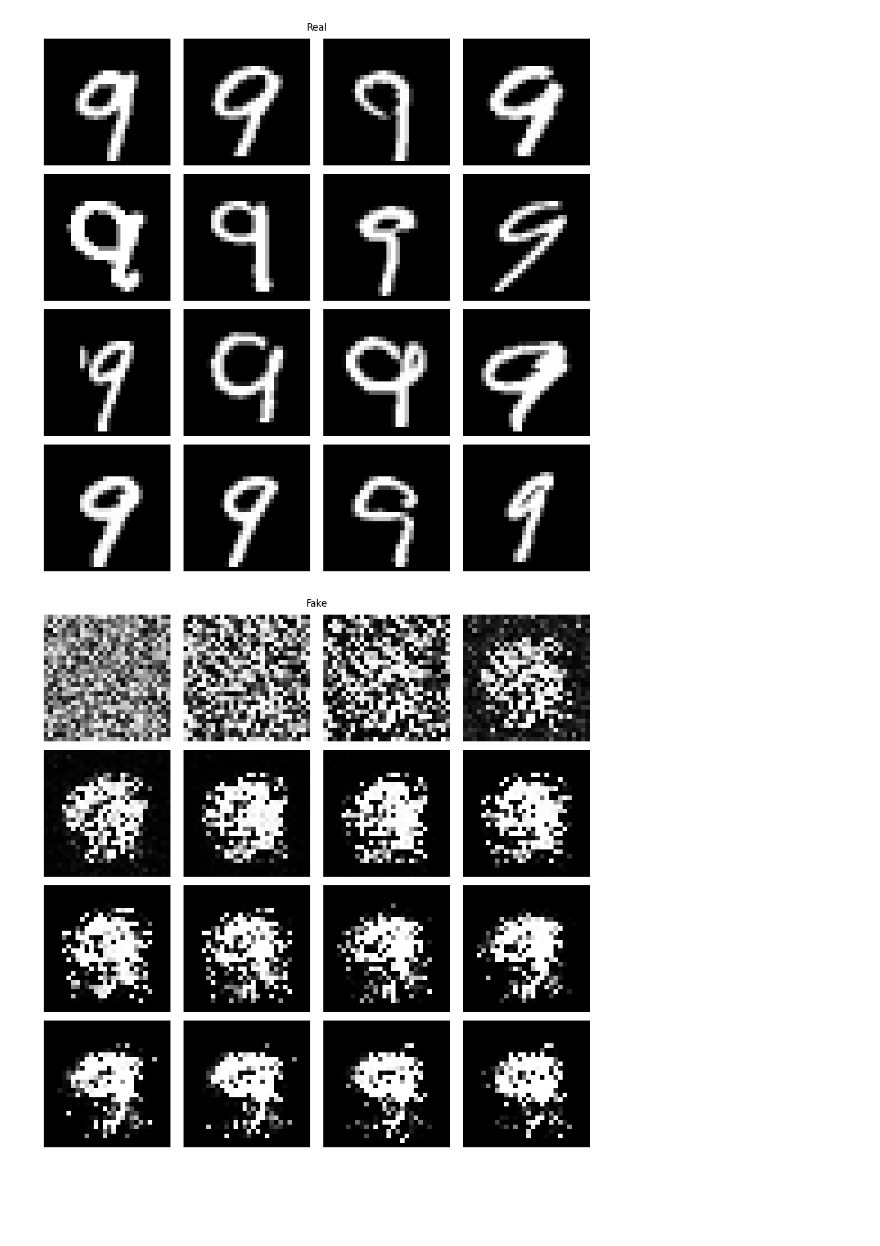
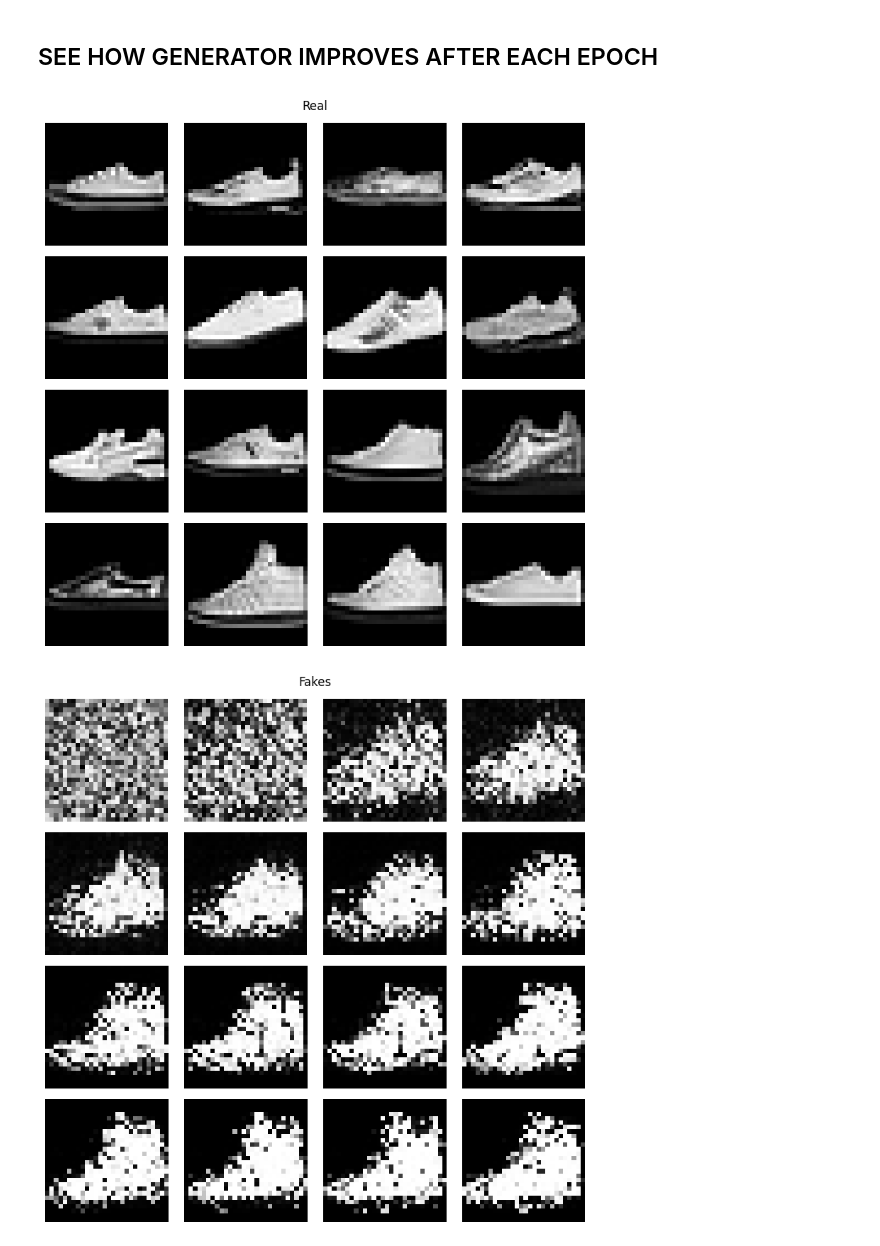
Before and after one commit to BrainsCorp/Deep-Learning-Guide, a Jupyter notebook: GANs/GANs_FashionMNIST.ipynb, the cells around one changed output. Drawn from its saved outputs; the diff is of its cells as text; code cells hidden in the pictures; blank space fills up the shorter version.

```diff
--- a/GANs/GANs_FashionMNIST.ipynb
+++ b/GANs/GANs_FashionMNIST.ipynb
@@ -77,0 +34,5 @@ cuda
+# %%
+##getting images of shoes
+print(sum(data.targets == 7))
+data_shoes = data.data[data.targets == 7]
+data_shoes.shape
@@ -77,0 +42,11 @@ cuda
+# %%
+import matplotlib.pyplot as plt
+
+sample = data_shoes[:9,:,:] #sample
+fig, ax = plt.subplots(3, 3, figsize=(8, 8))
+for i, img in enumerate(sample):
+    ax.ravel()[i].imshow(img, cmap='gray')
+    #ax.ravel()[i].set_axis_off()
+
+plt.suptitle("Shoe Images")
+plt.show()
@@ -101,7 +143,13 @@ fixed_noise = torch.randn((batch_size, z_dim)).to(device)
 # %%
-loader = DataLoader(dataset = data_9, batch_size = batch_size, shuffle=True)
+loader = DataLoader(dataset = data_shoes, batch_size = BATCH_SIZE, shuffle=True)
+
+#Optimizer for Discriminator
 opt_disc = optim.Adam(disc.parameters(), lr=lr_disc)
+
+#Optimizer for Generator
 opt_gen = optim.Adam(gen.parameters(), lr=lr_gan)
+
+#loss function
 loss = nn.BCELoss()
 
 # #TensorBoard
@@ -110,22 +160,26 @@ loss = nn.BCELoss()
 # %%
 step = 0
+
+#sample generator images by generator
 generated_images = []
 real_images = []
 
+#loss of models will store here
 g_loss_disc = []
 g_loss_gen = []
 
 # Training Loop
-for epoch in range(num_epochs):
+for epoch in range(EPOCHS):
   avg_loss_disc = []
   avg_loss_gen = []
 
   for batch_idx, real in enumerate(loader):
+    ##flatten input
     real = real.view(-1, 784).to(device)
     batch_size = real.shape[0]
 
     ##Generate noise
-    noise = torch.randn(batch_size, z_dim).to(device)
+    noise = torch.randn(batch_size, Z_DIM).to(device)
 
     ## STEP 1: Generate batch fake images
     gen.train()
@@ -168,10 +222,12 @@ for epoch in range(num_epochs):
       g_loss_disc.append(np.average(avg_loss_disc))
       g_loss_gen.append(np.average(avg_loss_gen))
 
-      print(f"Epoch [{epoch}/ {num_epochs}]",
+      print(f"Epoch [{epoch}/ {EPOCHS}]",
             f"LossD : {np.average(avg_loss_disc):.4f}, LossG : {np.average(avg_loss_gen):.4f}", sep='\n')
+
       ##Store results
       with torch.no_grad():
+        #evaluation of generator
         gen.eval()
         fake = gen(fixed_noise).reshape(-1, 28, 28).detach().cpu().numpy()
         data = real.reshape(-1, 28, 28).detach().cpu().numpy()
@@ -213,40 +272,42 @@ plt.show()
+# %% [markdown]
+## SEE HOW GENERATOR IMPROVES AFTER EACH EPOCH
 # %%
-#display gan generated images
+#display gan generated images through each epoch pass
 
 def display_images(images, title, nrows=None, ncols=None):
   num_images = len(images)
   if nrows is None and ncols is None:
       # Automatic layout based on square root
       nrows = int(np.sqrt(num_images))
       ncols = int(np.ceil(num_images / nrows))
   elif nrows is None:
       # Calculate ncols based on provided nrows
       ncols = int(np.ceil(num_images / nrows))
   elif ncols is None:
       # Calculate nrows based on provided ncols
       nrows = int(np.ceil(num_images / ncols))
 
-  fig, axes = plt.subplots(nrows, ncols, figsize=(10, 10))  # Adjust figsize as needed
+  fig, axes = plt.subplots(nrows, ncols, figsize=(8, 8))  # Adjust figsize as needed
 
   # Iterate over images and axes, handling variable sizes
   for i in range(nrows):
       for j in range(ncols):
           if i * ncols + j < num_images:
               # Ensure valid index to avoid IndexError
               ax = axes[i, j]
-              ax.imshow(images[i * ncols + j][0], cmap='gray')
+              ax.imshow(images[i * ncols + j][2], cmap='gray')
               ax.axis('off')
           else:
               # Hide unused axes (optional)
               axes[i, j].axis('off')
               axes[i, j].set_visible(False)
 
   fig.suptitle(title)
   plt.tight_layout()
   plt.show()
 
 display_images(real_images, "Real")
-display_images(generated_images, "Fake")
+display_images(generated_images, "Fakes")
 # %% [output]
-[figure, old version]
+[figure, new version]
-[figure, old version]
+[figure, new version]
```
Also changed, not shown: parts of 30 cells of this notebook.
